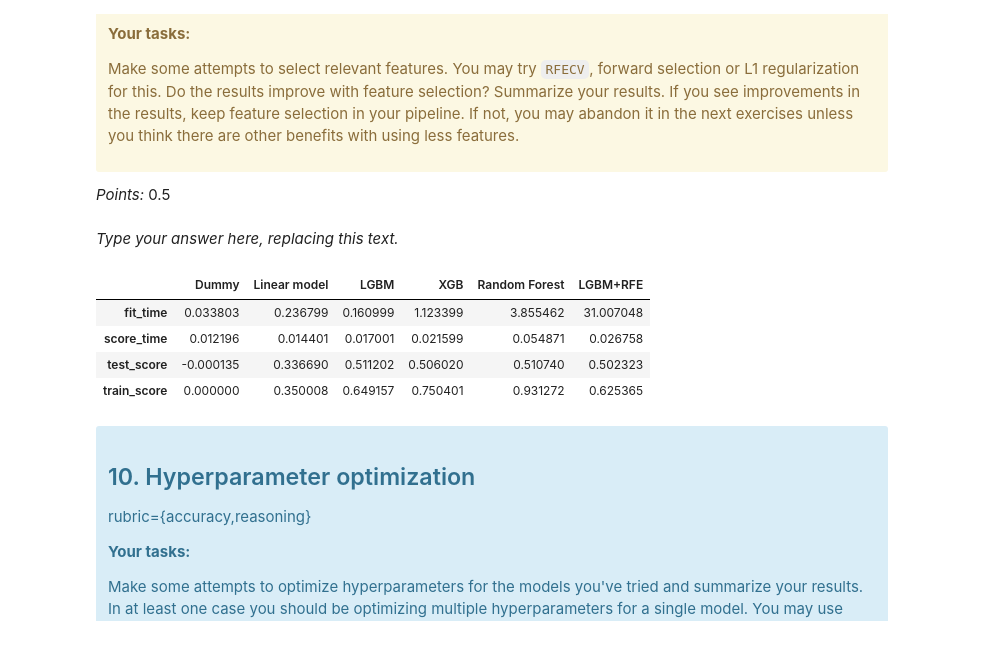
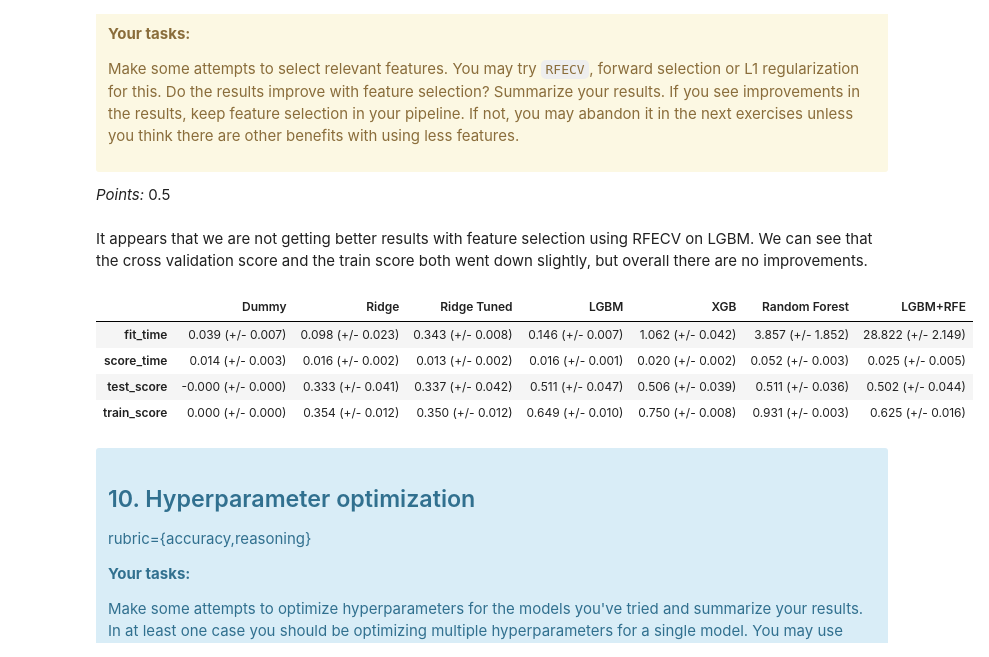
Before and after one commit to UBC-MDS/lab4_bnb_morris_eric, a Jupyter notebook: lab4.ipynb, the cells around one changed output. Cells and saved outputs as stored; diff of their text form; code cells hidden in the pictures.

Commit message:
attempted q10 for lgbm

```diff
--- a/lab4.ipynb
+++ b/lab4.ipynb
@@ -525,21 +525,21 @@ Make some attempts to select relevant features. You may try `RFECV`, forward sel
 </div>
 
 _Points:_ 0.5
-# %% [markdown]
-_Type your answer here, replacing this text._
+# %% [markdown]
+It appears that we are not getting better results with feature selection using RFECV on LGBM. We can see that the cross validation score and the train score both went down slightly, but overall there are no improvements.
 # %%
 rfecv = RFECV(Ridge())
 pipe_rfe_lgbm = make_pipeline(
     preprocessor, rfecv, LGBMRegressor()
 )
-results["LGBM+RFE"] = pd.DataFrame(cross_validate(pipe_rfe_lgbm, X_train, y_train, return_train_score=True)).agg('mean')
+results["LGBM+RFE"] = pd.DataFrame(mean_std_cross_val_scores(pipe_rfe_lgbm, X_train, y_train, return_train_score=True))
 results
 # %% [output]
-|  | Dummy | Linear model | LGBM | XGB | Random Forest | LGBM+RFE |
-| fit_time | 0.033803 | 0.236799 | 0.160999 | 1.123399 | 3.855462 | 31.007048 |
-| score_time | 0.012196 | 0.014401 | 0.017001 | 0.021599 | 0.054871 | 0.026758 |
-| test_score | -0.000135 | 0.336690 | 0.511202 | 0.506020 | 0.510740 | 0.502323 |
-| train_score | 0.000000 | 0.350008 | 0.649157 | 0.750401 | 0.931272 | 0.625365 |
+|  | Dummy | Ridge | Ridge Tuned | LGBM | XGB | Random Forest | LGBM+RFE |
+| fit_time | 0.039 (+/- 0.007) | 0.098 (+/- 0.023) | 0.343 (+/- 0.008) | 0.146 (+/- 0.007) | 1.062 (+/- 0.042) | 3.857 (+/- 1.852) | 28.822 (+/- 2.149) |
+| score_time | 0.014 (+/- 0.003) | 0.016 (+/- 0.002) | 0.013 (+/- 0.002) | 0.016 (+/- 0.001) | 0.020 (+/- 0.002) | 0.052 (+/- 0.003) | 0.025 (+/- 0.005) |
+| test_score | -0.000 (+/- 0.000) | 0.333 (+/- 0.041) | 0.337 (+/- 0.042) | 0.511 (+/- 0.047) | 0.506 (+/- 0.039) | 0.511 (+/- 0.036) | 0.502 (+/- 0.044) |
+| train_score | 0.000 (+/- 0.000) | 0.354 (+/- 0.012) | 0.350 (+/- 0.012) | 0.649 (+/- 0.010) | 0.750 (+/- 0.008) | 0.931 (+/- 0.003) | 0.625 (+/- 0.016) |
 # %% [markdown]
 <!-- END QUESTION -->
 
```
Also changed, not shown: parts of 7 cells of this notebook.
